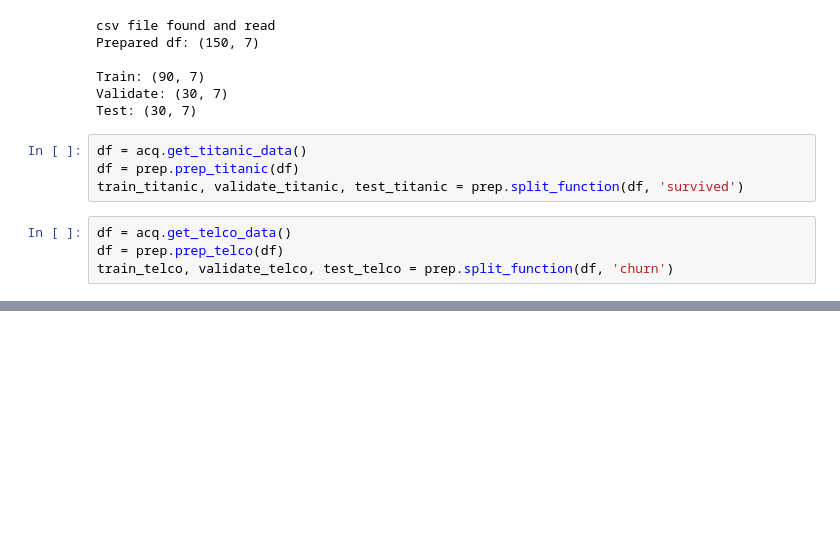
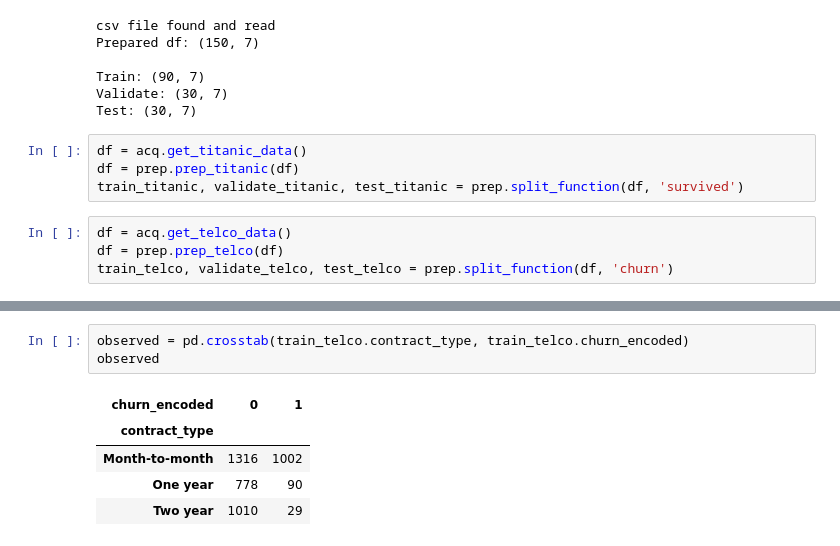
Before and after one commit to corey-hermesch/classification-exercises, a Jupyter notebook: classification_exercises.ipynb, the cells around one changed output, grey strips where cells are left out. Drawn from its saved outputs; the diff is of its cells as text; blank space fills up the shorter version.

```diff
--- a/classification_exercises.ipynb
+++ b/classification_exercises.ipynb
@@ -1233,0 +1308,9 @@ plt.show()
+# %%
+observed = pd.crosstab(train_telco.contract_type, train_telco.churn_encoded)
+observed
+# %% [output]
+| churn_encoded | 0 | 1 |
+| contract_type |  |  |
+| Month-to-month | 1316 | 1002 |
+| One year | 778 | 90 |
+| Two year | 1010 | 29 |
```
Also changed, not shown: parts of 122 cells of this notebook, 2 other files.
